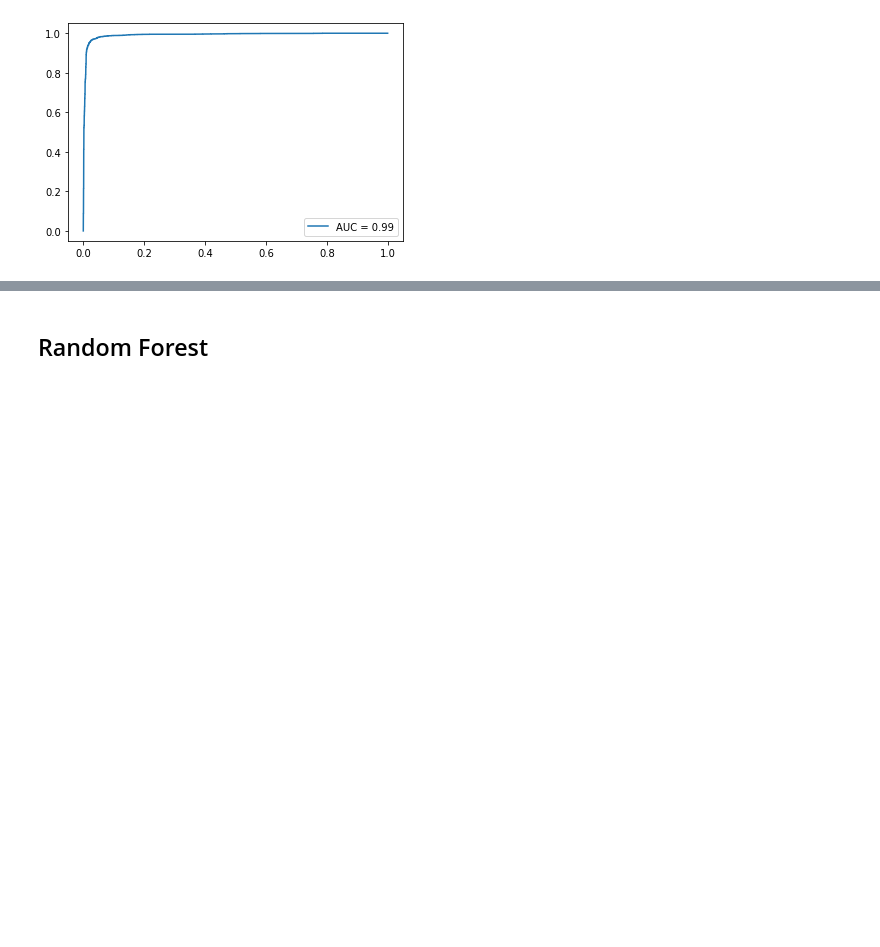
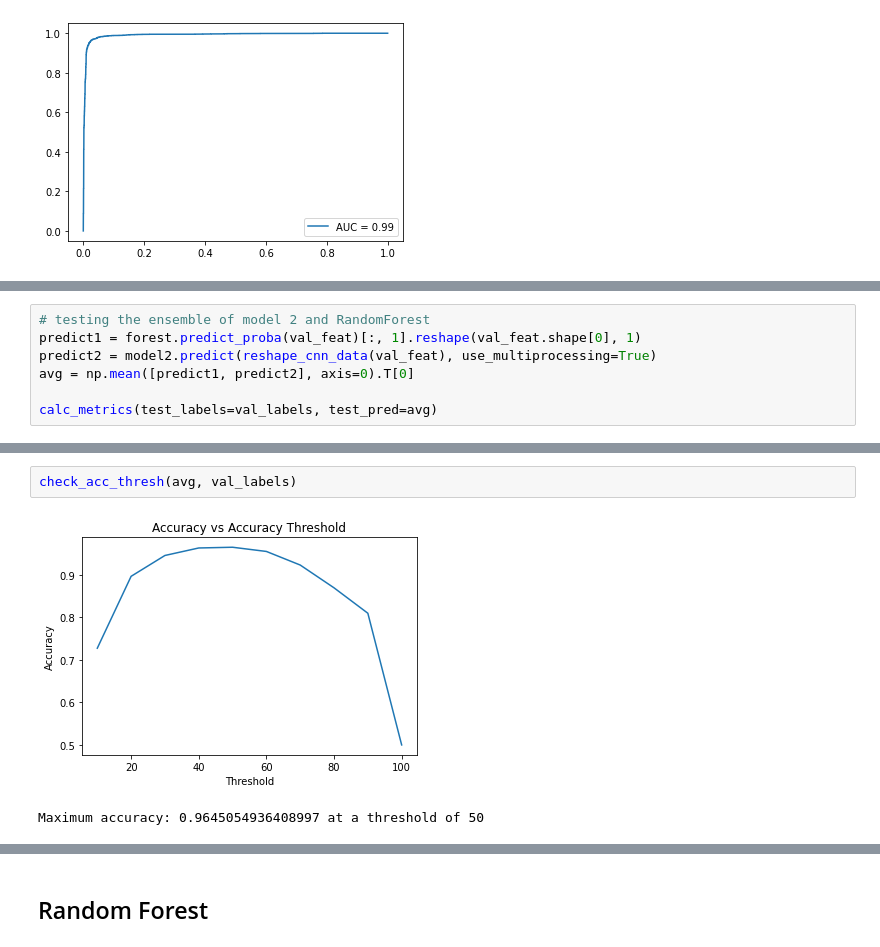
Before and after one commit to Shkev/Sars-CoV-2-NSP-Predictions, a Jupyter notebook: machine_learning_training.ipynb, the cells around one changed output, grey strips where cells are left out. Saved outputs shown, nothing was run; the diff lists cells and outputs as text; blank space fills up the shorter version.

```diff
--- a/machine_learning_training.ipynb
+++ b/machine_learning_training.ipynb
@@ -333,0 +393,7 @@ roc_plot(val_feat.to_numpy().reshape((val_feat.shape[0], val_feat.shape[1], 1)),
+# %%
+# testing the ensemble of model 2 and RandomForest
+predict1 = forest.predict_proba(val_feat)[:, 1].reshape(val_feat.shape[0], 1)
+predict2 = model2.predict(reshape_cnn_data(val_feat), use_multiprocessing=True)
+avg = np.mean([predict1, predict2], axis=0).T[0]
+
+calc_metrics(test_labels=val_labels, test_pred=avg)
@@ -333,0 +407,5 @@ roc_plot(val_feat.to_numpy().reshape((val_feat.shape[0], val_feat.shape[1], 1)),
+# %%
+check_acc_thresh(avg, val_labels)
+# %% [output]
+[figure, added]
+Maximum accuracy: 0.9645054936408997 at a threshold of 50
```
Also changed, not shown: parts of 60 cells of this notebook.
